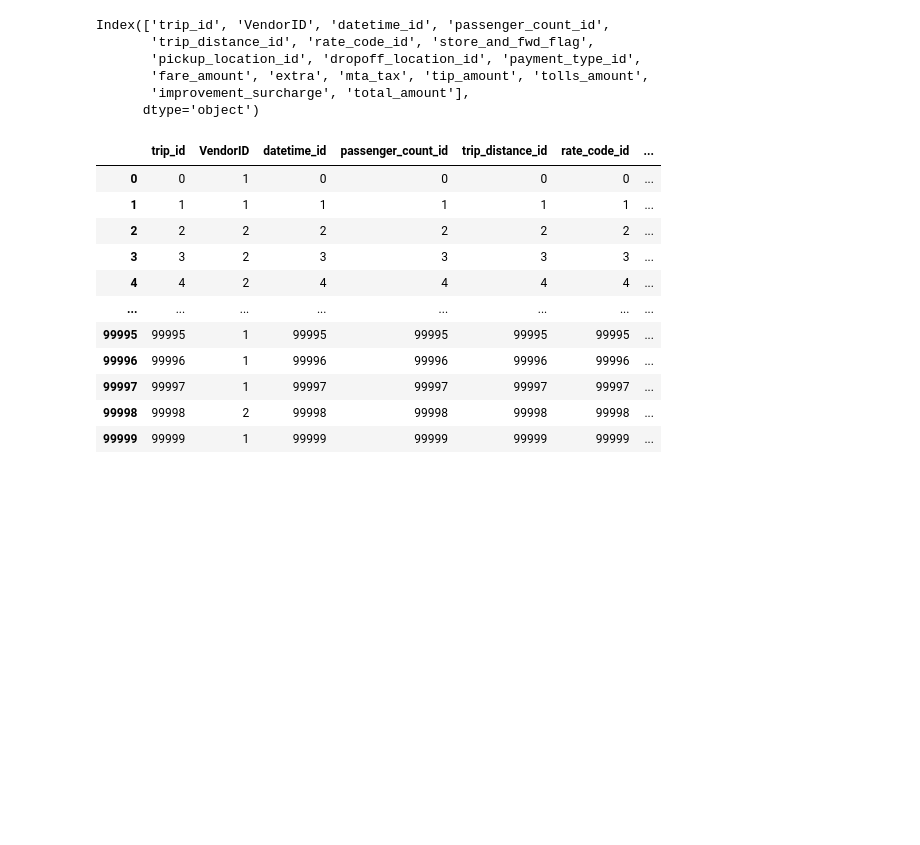
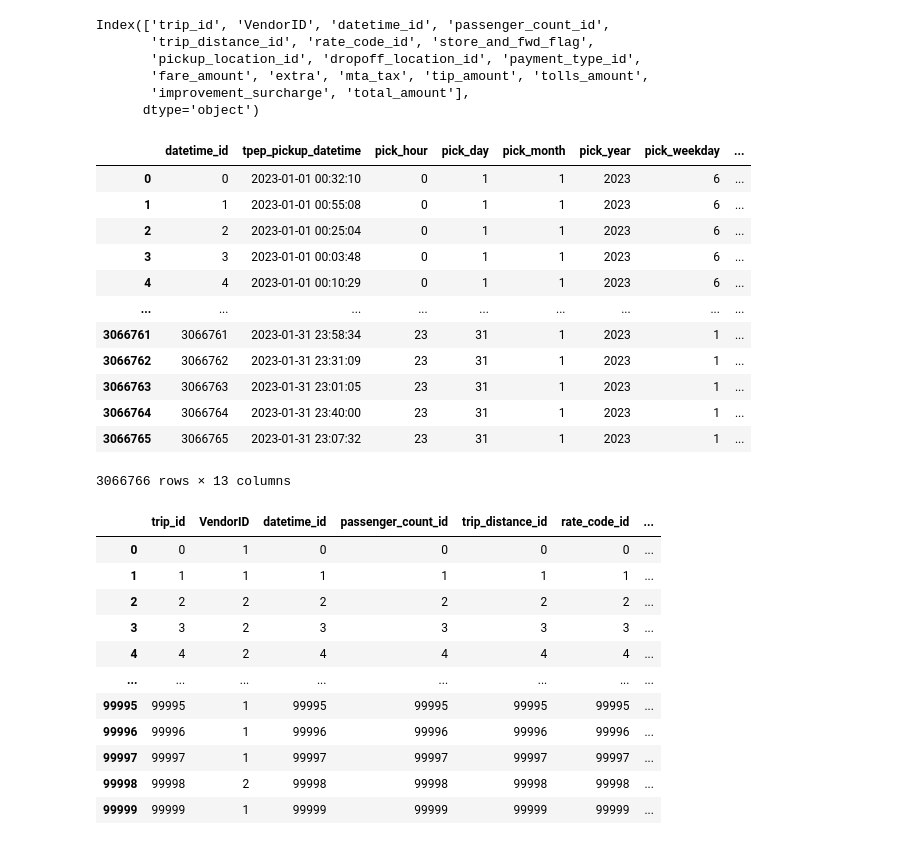
Before and after one commit to abhinandanshrestha/Uber_ETL, a Jupyter notebook: Uber_ETL test.ipynb, the cells around one changed output. Cells and saved outputs as stored; diff of their text form; code cells hidden in the pictures; blank space fills up the shorter version.

```diff
--- a/Uber_ETL test.ipynb
+++ b/Uber_ETL test.ipynb
@@ -184,6 +184,22 @@ Index(['trip_id', 'VendorID', 'datetime_id', 'passenger_count_id',
        'fare_amount', 'extra', 'mta_tax', 'tip_amount', 'tolls_amount',
        'improvement_surcharge', 'total_amount'],
       dtype='object')
+# %%
+datetime_dim
+# %% [output]
+|  | datetime_id | tpep_pickup_datetime | pick_hour | pick_day | pick_month | pick_year | pick_weekday | ... |
+| 0 | 0 | 2023-01-01 00:32:10 | 0 | 1 | 1 | 2023 | 6 | ... |
+| 1 | 1 | 2023-01-01 00:55:08 | 0 | 1 | 1 | 2023 | 6 | ... |
+| 2 | 2 | 2023-01-01 00:25:04 | 0 | 1 | 1 | 2023 | 6 | ... |
+| 3 | 3 | 2023-01-01 00:03:48 | 0 | 1 | 1 | 2023 | 6 | ... |
+| 4 | 4 | 2023-01-01 00:10:29 | 0 | 1 | 1 | 2023 | 6 | ... |
+| ... | ... | ... | ... | ... | ... | ... | ... | ... |
+| 3066761 | 3066761 | 2023-01-31 23:58:34 | 23 | 31 | 1 | 2023 | 1 | ... |
+| 3066762 | 3066762 | 2023-01-31 23:31:09 | 23 | 31 | 1 | 2023 | 1 | ... |
+| 3066763 | 3066763 | 2023-01-31 23:01:05 | 23 | 31 | 1 | 2023 | 1 | ... |
+| 3066764 | 3066764 | 2023-01-31 23:40:00 | 23 | 31 | 1 | 2023 | 1 | ... |
+| 3066765 | 3066765 | 2023-01-31 23:07:32 | 23 | 31 | 1 | 2023 | 1 | ... |
+3066766 rows × 13 columns
 # %%
 fact_table
 # %% [output]
```
Also changed, not shown: parts of 2 cells of this notebook.
